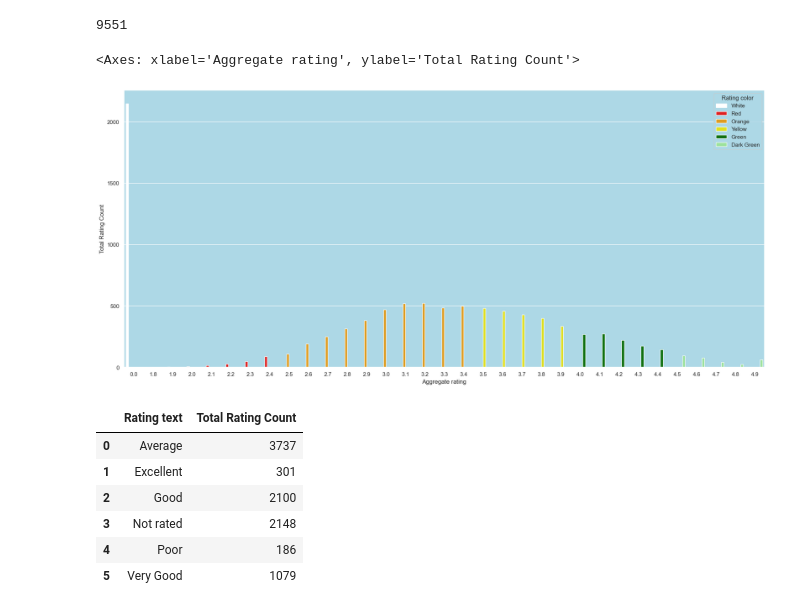
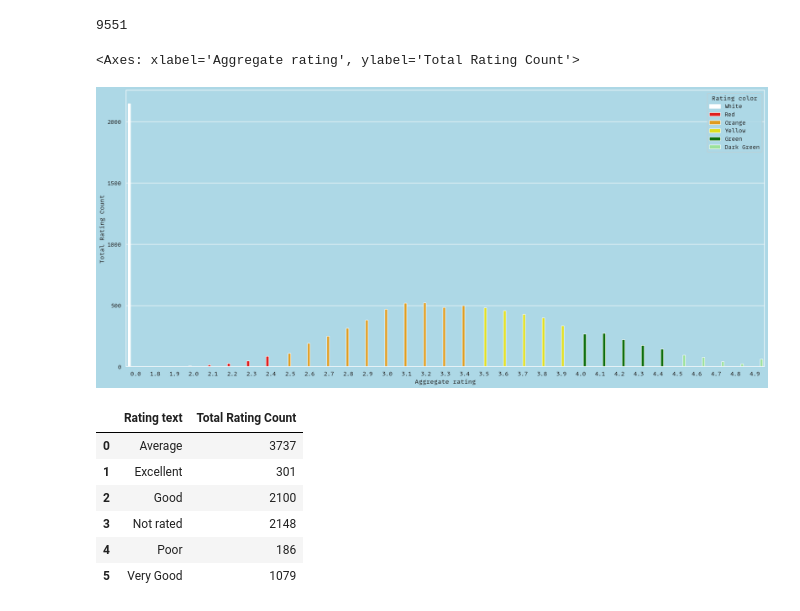
Before and after one commit to karkiayush/zomato_dataset_eda, a Jupyter notebook: analysis.ipynb, the cells around one changed output. Cells and saved outputs as stored; diff of their text form; code cells hidden in the pictures.

```diff
--- a/analysis.ipynb
+++ b/analysis.ipynb
@@ -392,25 +394,26 @@ rating["Total Rating Count"].sum()
 # %%
 """
 0.0: not rated
 1.8 to 2.4: poor rating
 2.5 to 3.4: average rating
 3.5 to 3.9: good rating
 4 to 4.4: very good rating
 4.5 to 4.9: Excellent rating
 """
 
 plt.figure(figsize=(23, 10))
 sns.set(rc={"axes.facecolor": "lightblue", "figure.facecolor": "lightblue"})
+plt.rcParams["font.family"] = "Monolisa Trial"
 sns.barplot(
     data=rating,
     x="Aggregate rating",
     y="Total Rating Count",
     hue="Rating color",
     palette=["white", "red", "orange", "yellow", "green", "lightgreen"],
 )
 # %% [output]
 <Axes: xlabel='Aggregate rating', ylabel='Total Rating Count'>
-[figure, old version]
+[figure, new version]
 # %%
 rating_types_count = rating.groupby("Rating text")["Total Rating Count"].sum()
 rating_types_count = rating_types_count.reset_index()
```
Also changed, not shown: parts of 6 cells of this notebook.
